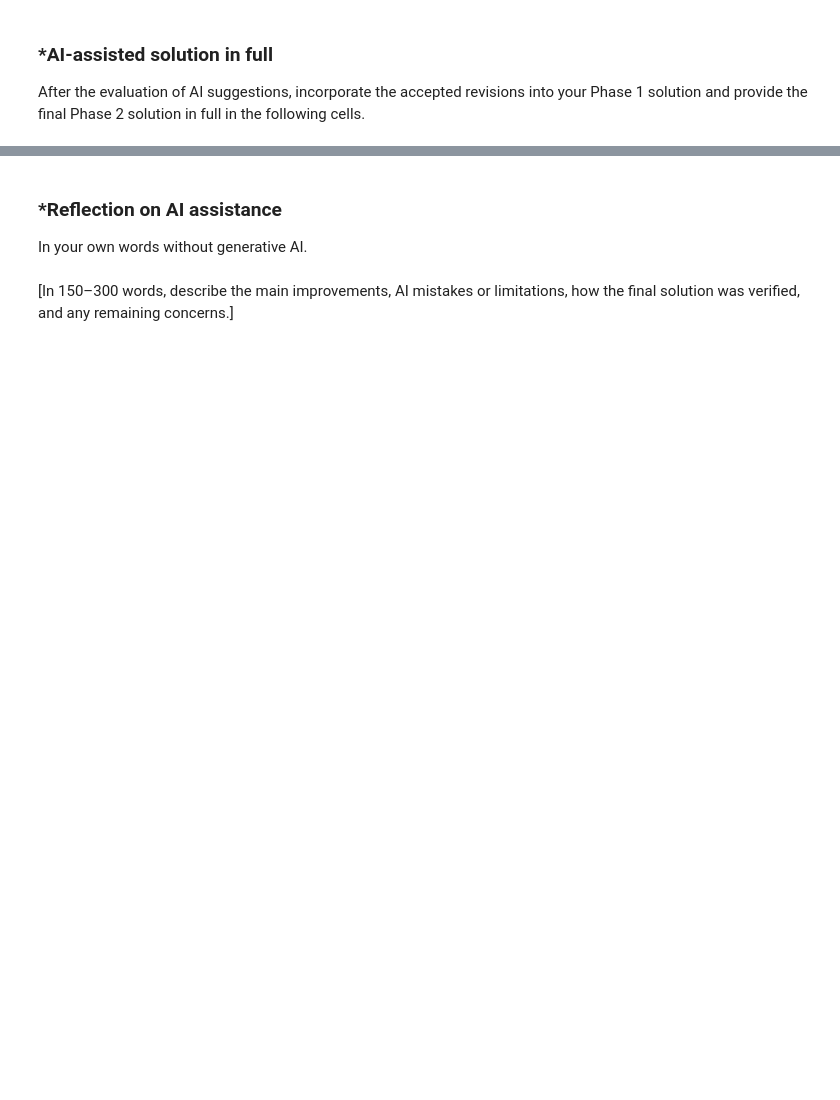
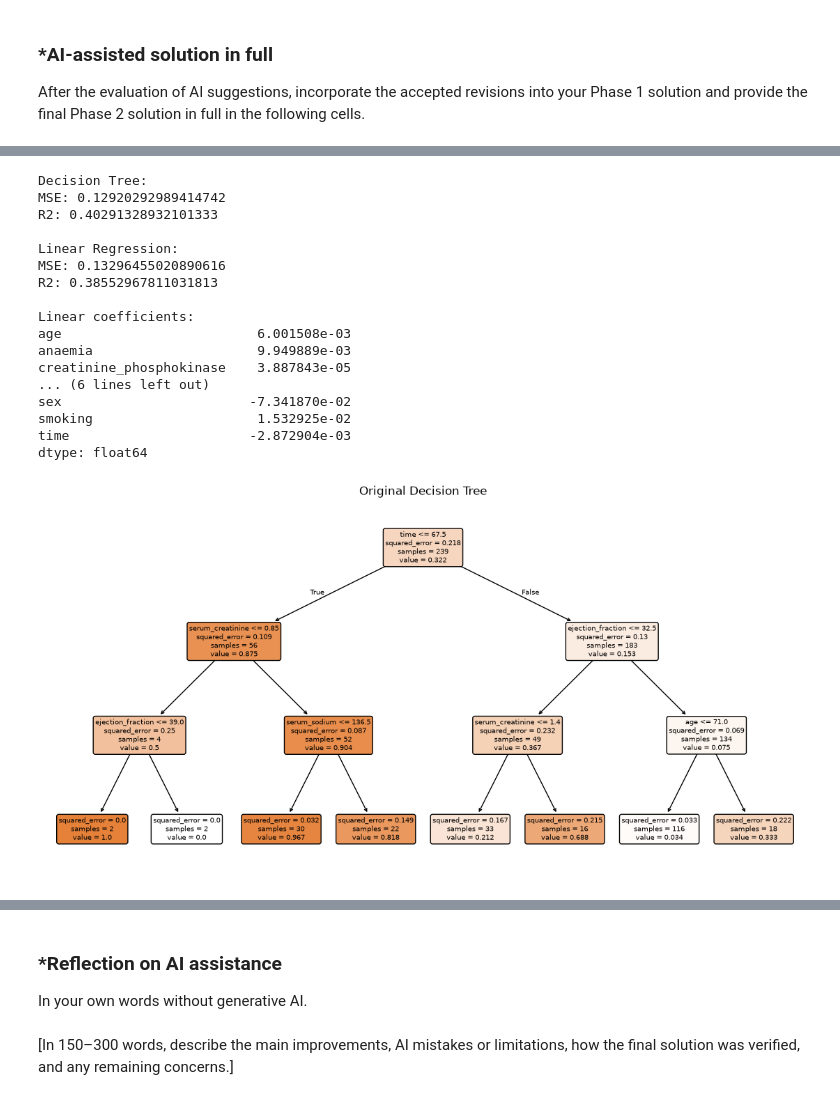
Before and after one commit to rushilnanga/L03-tree-stability, a Jupyter notebook: notebook (1).ipynb, the cells around one changed output, grey strips where cells are left out. Cells and saved outputs as stored; diff of their text form; code cells hidden in the pictures; blank space fills up the shorter version.

```diff
--- a/notebook (1).ipynb
+++ b/notebook (1).ipynb
@@ -345,0 +439,60 @@ After the evaluation of AI suggestions, incorporate the accepted revisions into
+# %%
+# Question 2
+
+from sklearn.model_selection import train_test_split
+from sklearn.tree import DecisionTreeRegressor, plot_tree
+from sklearn.linear_model import LinearRegression
+from sklearn.metrics import mean_squared_error, r2_score
+
+X = df.drop(columns=["DEATH_EVENT"])
+y = df["DEATH_EVENT"]
+
+seed = 10
+
+X_train, X_test, y_train, y_test = train_test_split(
+    X, y, test_size=0.2, random_state=seed, stratify=y
+)
+
+tree = DecisionTreeRegressor(max_depth=3, random_state=seed)
+linear = LinearRegression()
+
+tree.fit(X_train, y_train)
+linear.fit(X_train, y_train)
+
+tree_pred = tree.predict(X_test)
+linear_pred = linear.predict(X_test)
+
+print("Decision Tree:")
+print("MSE:", mean_squared_error(y_test, tree_pred))
+print("R2:", r2_score(y_test, tree_pred))
+
+print("\nLinear Regression:")
+print("MSE:", mean_squared_error(y_test, linear_pred))
+print("R2:", r2_score(y_test, linear_pred))
+
+print("\nLinear coefficients:")
+print(pd.Series(linear.coef_, index=X.columns))
+
+plt.figure(figsize=(14, 7))
+plot_tree(tree, feature_names=X.columns, filled=True, rounded=True)
+plt.title("Original Decision Tree")
+plt.show()
+# %% [output]
+Decision Tree:
+MSE: 0.12920292989414742
+R2: 0.40291328932101333
+
+Linear Regression:
+MSE: 0.13296455020890616
+R2: 0.38552967811031813
+
+Linear coefficients:
+age                         6.001508e-03
+anaemia                     9.949889e-03
+creatinine_phosphokinase    3.887843e-05
+... (6 lines left out)
+sex                        -7.341870e-02
+smoking                     1.532925e-02
+time                       -2.872904e-03
+dtype: float64
+[figure, added]
```
Also changed, not shown: parts of 20 cells of this notebook.
